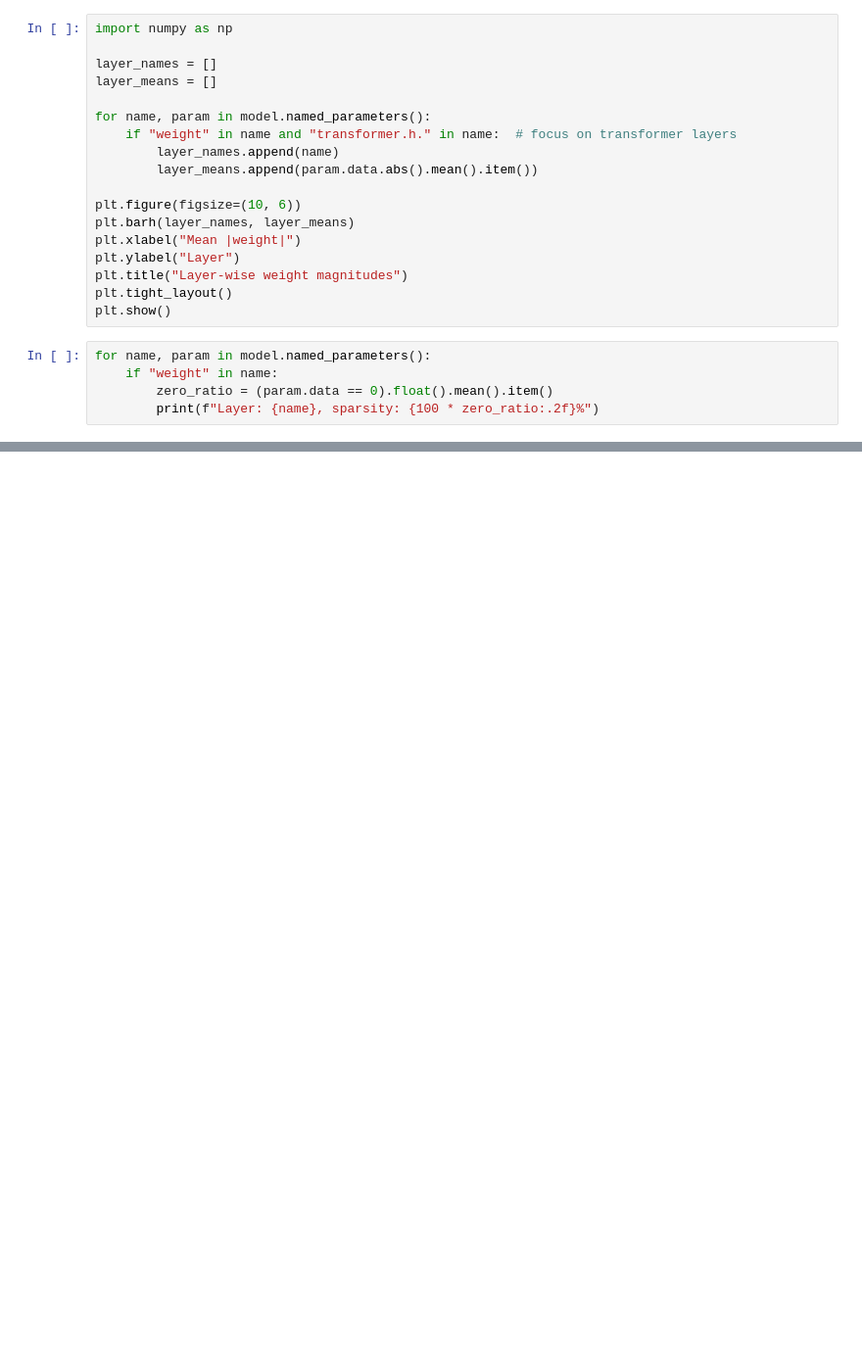
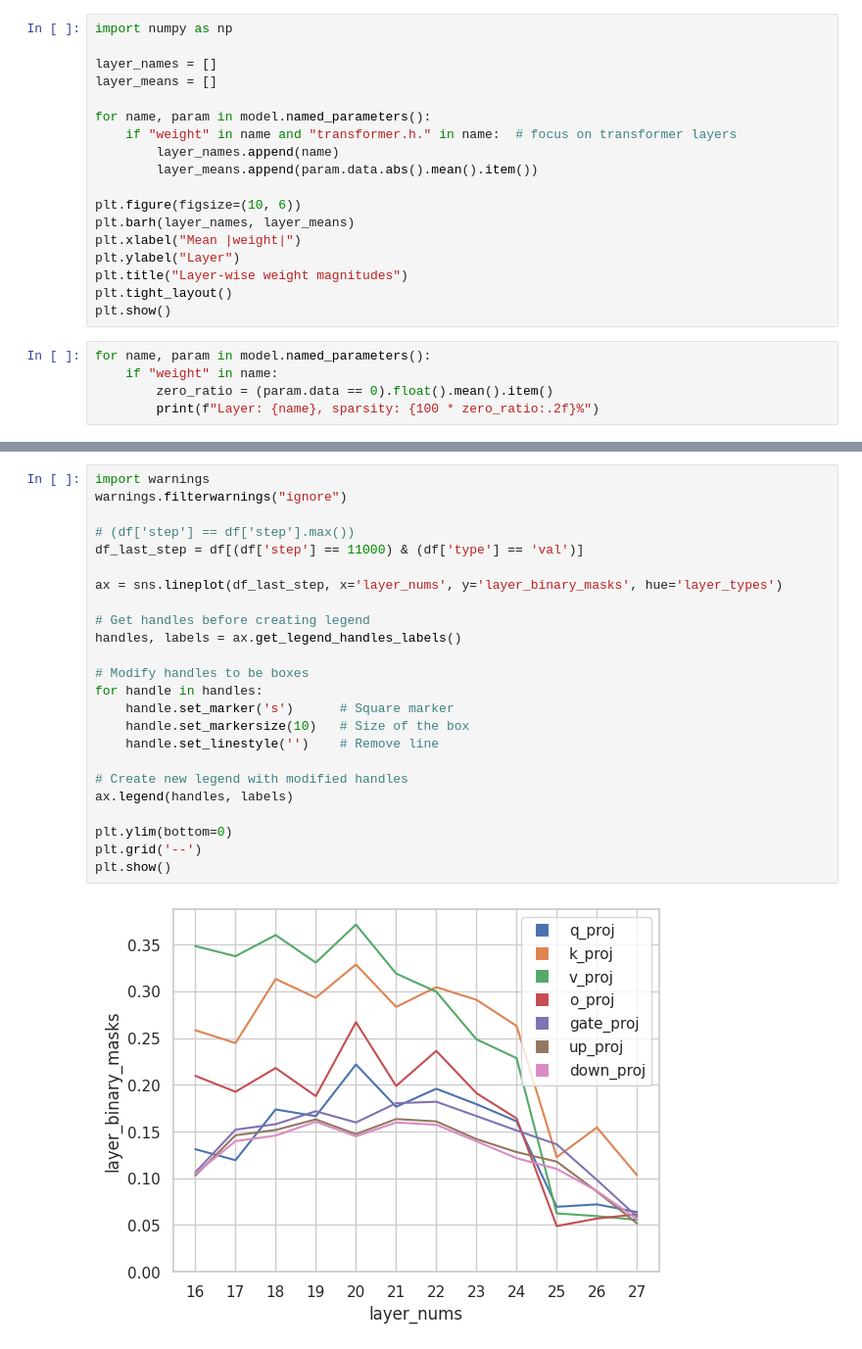
Before and after one commit to AmitVaisman/236004_transformers_project, a Jupyter notebook: model_vizis.ipynb, the cells around one changed output, grey strips where cells are left out. Shown at 98% size. Saved outputs shown, nothing was run; the diff lists cells and outputs as text; blank space fills up the shorter version.

```diff
--- a/model_vizis.ipynb
+++ b/model_vizis.ipynb
@@ -342,0 +375,26 @@ plt.show()
+# %%
+import warnings
+warnings.filterwarnings("ignore")
+
+# (df['step'] == df['step'].max())
+df_last_step = df[(df['step'] == 11000) & (df['type'] == 'val')]
+
+ax = sns.lineplot(df_last_step, x='layer_nums', y='layer_binary_masks', hue='layer_types')
+
+# Get handles before creating legend
+handles, labels = ax.get_legend_handles_labels()
+
+# Modify handles to be boxes
+for handle in handles:
+    handle.set_marker('s')      # Square marker
+    handle.set_markersize(10)   # Size of the box
+    handle.set_linestyle('')    # Remove line
+
+# Create new legend with modified handles
+ax.legend(handles, labels)
+
+plt.ylim(bottom=0)
+plt.grid('--')
+plt.show()
+# %% [output]
+[figure, added]
```
Also changed, not shown: parts of 9 cells of this notebook, 1 other file.
